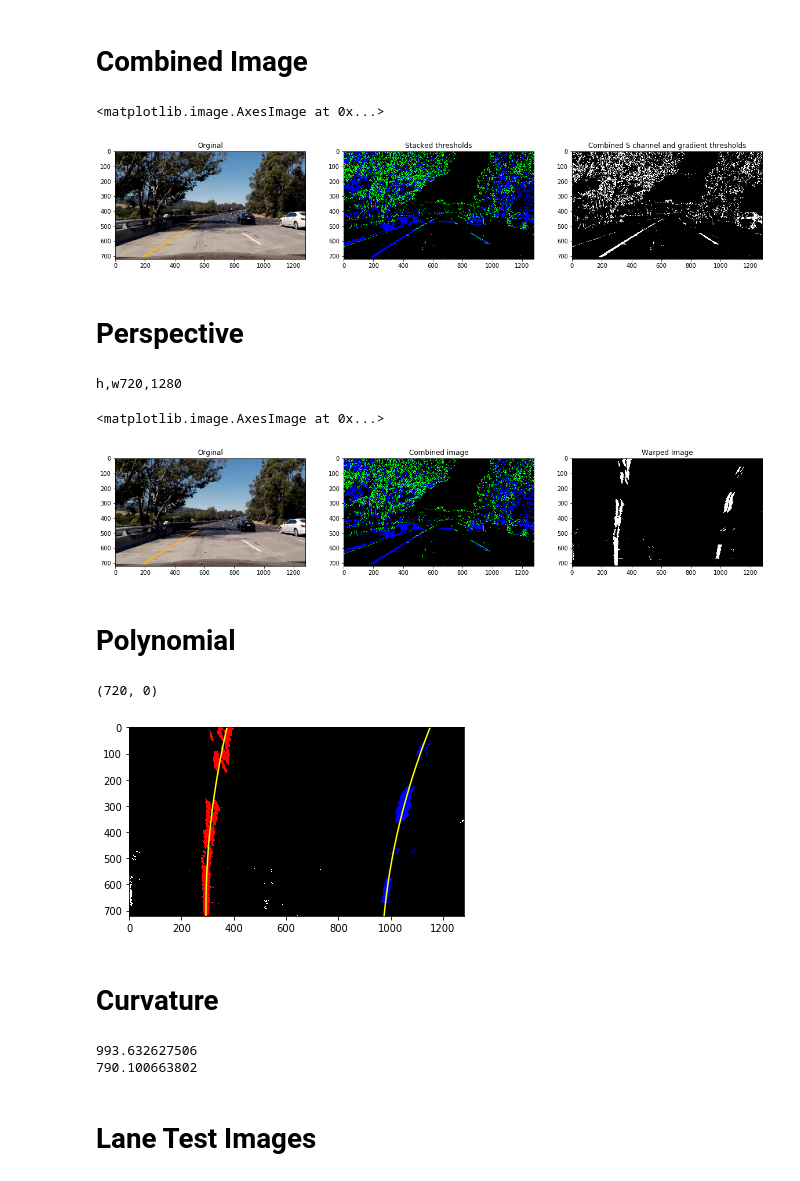
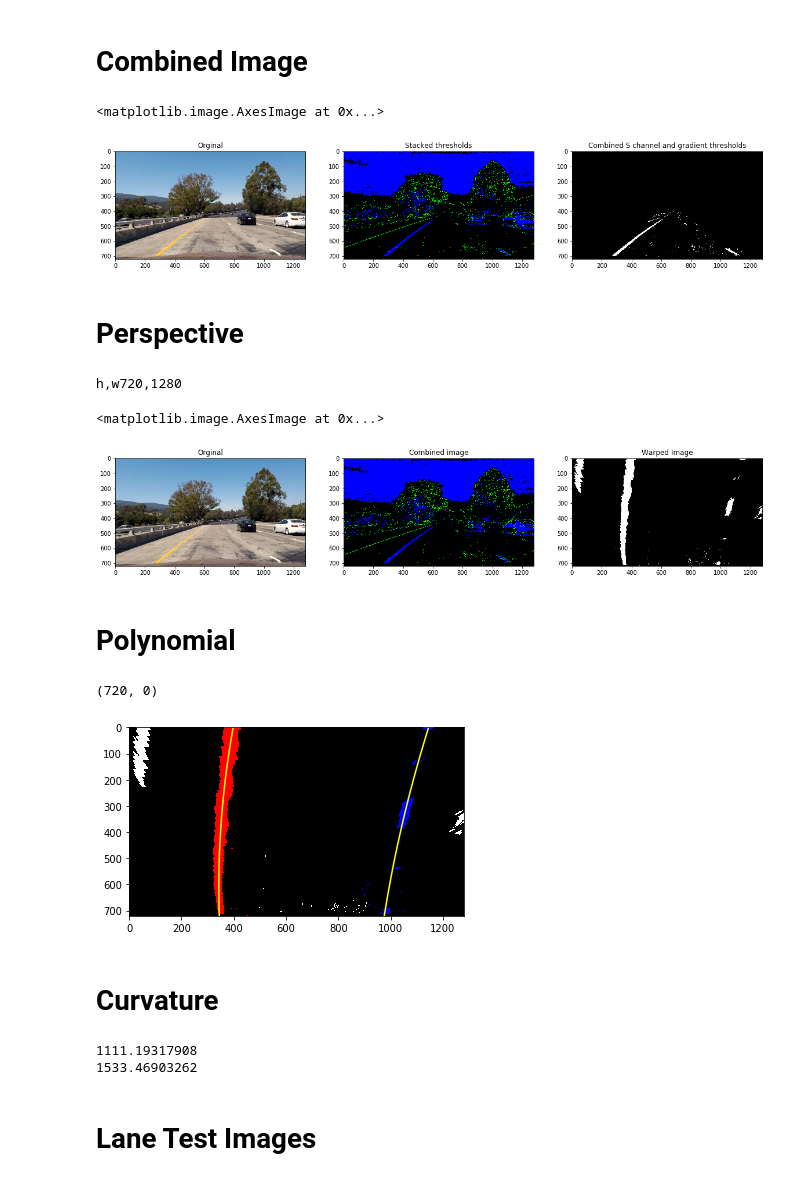
Before and after one commit to ridmeh/advancedlanefinding, a Jupyter notebook: AdvanceLaneFinding.ipynb, the cells around one changed output. Saved outputs shown, nothing was run; the diff lists cells and outputs as text; code cells hidden in the pictures.

```diff
--- a/AdvanceLaneFinding.ipynb
+++ b/AdvanceLaneFinding.ipynb
@@ -73,8 +73,9 @@ import cv2
 import matplotlib.pyplot as plt
 
 
-_img = mpimg.imread('test5.jpg')
+_img = mpimg.imread('test1.jpg')
 
+#_img = mpimg.imread('test1.jpg')
 
 #img = cv2.undistort(img, cameraMatrix, distortionCoeffs, None, cameraMatrix)
 img = cal_undistort(_img)
@@ -90,8 +91,8 @@ scaled_sobel = np.uint8(255*abs_sobelx/np.max(abs_sobelx))
 # Threshold x gradient
 thresh_min = 20
 thresh_max = 100
-sxbinary = np.zeros_like(scaled_sobel)
-sxbinary[(scaled_sobel >= thresh_min) & (scaled_sobel <= thresh_max)] = 1
+sx_binary = np.zeros_like(scaled_sobel)
+sx_binary[(scaled_sobel >= thresh_min) & (scaled_sobel <= thresh_max)] = 1
 
 #RM: Get the gray image for sobel operations-----sobel----end
 
@@ -102,7 +103,7 @@ sobel_y = cv2.Sobel(gray, cv2.CV_64F, 0, 1, ksize=3)
 abs_sobel_x = np.absolute(sobel_x)
 abs_sobel_y = np.absolute(sobel_y)
 # 4) Use np.arctan2(abs_sobely, abs_sobelx) to calculate the direction of the gradient
-direction = np.arctan2(abs_sobel_y,abs_sobel_x)
+direction = np.arctan2(abs_sobel_y, abs_sobel_x)
 direction = np.absolute(direction)
 # 5) Create a binary mask where direction thresholds are met
 mask = np.zeros_like(direction)
@@ -111,8 +112,8 @@ mask[(direction >= np.pi/6) & (direction <= np.pi/2)] = 1
 
 
 # combine the gradient and direction thresholds.
-sxdbinary = np.zeros_like(scaled_sobel)
-sxdbinary = ((sxbinary == 1) & (mask == 1))
+sxd_binary = np.zeros_like(scaled_sobel)
+sxd_binary = ((sx_binary == 1) & (mask == 1))
 
 #RM: Get the s channel --- start
 
@@ -133,39 +134,53 @@ l_channel = hls[:,:,1]
 l_thresh_min = 120
 l_thresh_max = 255
 l_binary = np.zeros_like(s_channel)
 
 l_binary[(l_channel >= l_thresh_min) & (l_channel <= l_thresh_max)] = 1
 
 #RM: Get the l channel --- end
 # Combine s and l channel ( l channel is helpful to remove tree shadows)
 sl_binary = s_binary & l_binary
 
+#RM: Get the r & g channel --- start
+color_threshold = 170
+red = img[:,:,0]
+green = img[:,:,1]
+rg_combined = np.zeros_like(red)
+rg_condition = (red > color_threshold) & (green > color_threshold)
+#RM: Get the r & g channel --- end
+
 #RM: Combine/stack --- start
 # Stack each channel to view their individual contributions in green and blue respectively
 # This returns a stack of the two binary images, whose components you can see as different colors
-color_binary = np.dstack(( np.zeros_like(sxbinary), sxbinary, s_binary)) * 255
+color_binary = np.dstack(( np.zeros_like(sxd_binary), sxd_binary, s_binary)) * 255
 
 # Combine the two binary thresholds
-combined_binary = np.zeros_like(sxbinary)
-combined_binary[(sl_binary == 1) | (sxbinary == 1)] = 1
+_combined_binary = np.zeros_like(sx_binary)
+#combined_binary[(sl_binary == 1) | (sxd_binary == 1)] = 1
+_combined_binary[((rg_condition ==1 ) & (sl_binary == 1)) | (sxd_binary == 1)] = 1
 
-
-
+mask = np.zeros_like(_combined_binary)
+combined_binary = np.zeros_like(_combined_binary)
+region_of_interest_vertices = np.array([[200,height-1],
+                                        [width/2, int(0.5*height)],
+                                        [width, height-1]], dtype=np.int32)
+cv2.fillPoly(mask, [region_of_interest_vertices], 1)
+combined_binary[((_combined_binary==1) & (mask==1))]=1
 
 #RM: Plot--- start
 # Plotting thresholded images
 f, (ax0, ax1, ax2) = plt.subplots(1, 3, figsize=(20,10))
 ax0.set_title('Orginal')
 ax0.imshow(img)
 
 ax1.set_title('Stacked thresholds')
 ax1.imshow(color_binary)
 
 ax2.set_title('Combined S channel and gradient thresholds')
 ax2.imshow(combined_binary, cmap='gray')
 # %% [output]
 <matplotlib.image.AxesImage at 0x...>
-[figure, old version]
+[figure, new version]
 # %% [markdown]
 # Perspective
 # %%
@@ -205,7 +220,7 @@ ax2.imshow(binary_warped, cmap='gray')
 # %% [output]
 h,w720,1280
 <matplotlib.image.AxesImage at 0x...>
-[figure, old version]
+[figure, new version]
 # %% [markdown]
 # Polynomial
 # %%
@@ -302,7 +317,7 @@ plt.xlim(0, 1280)
 plt.ylim(720, 0)
 # %% [output]
 (720, 0)
-[figure, old version]
+[figure, new version]
 # %% [markdown]
 # Curvature
 # %%
@@ -325,7 +340,7 @@ rl_c_r = calc_curv_radius(right_fitx)
 print (ll_c_r)
 print (rl_c_r)
 # %% [output]
-993.632627506
-790.100663802
+1111.19317908
+1533.46903262
 # %% [markdown]
 # Lane Test Images
```
Also changed, not shown: parts of 4 cells of this notebook.
